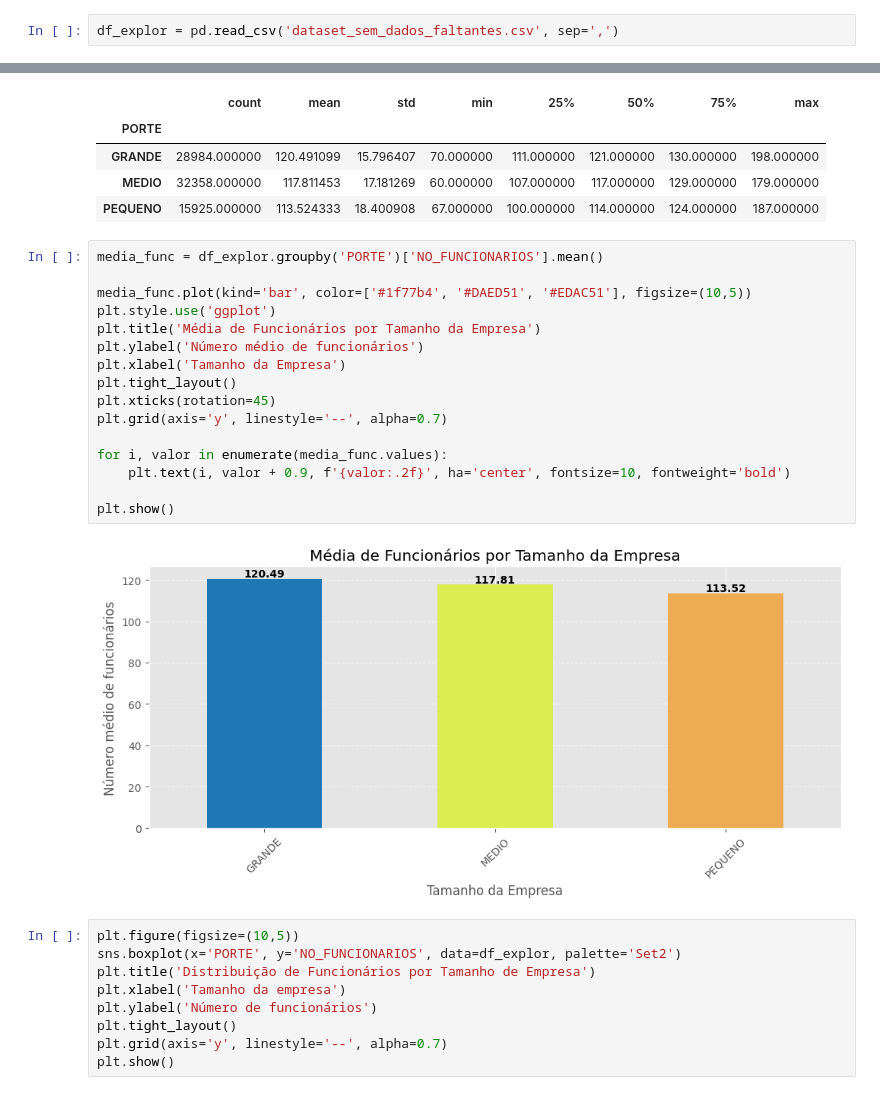
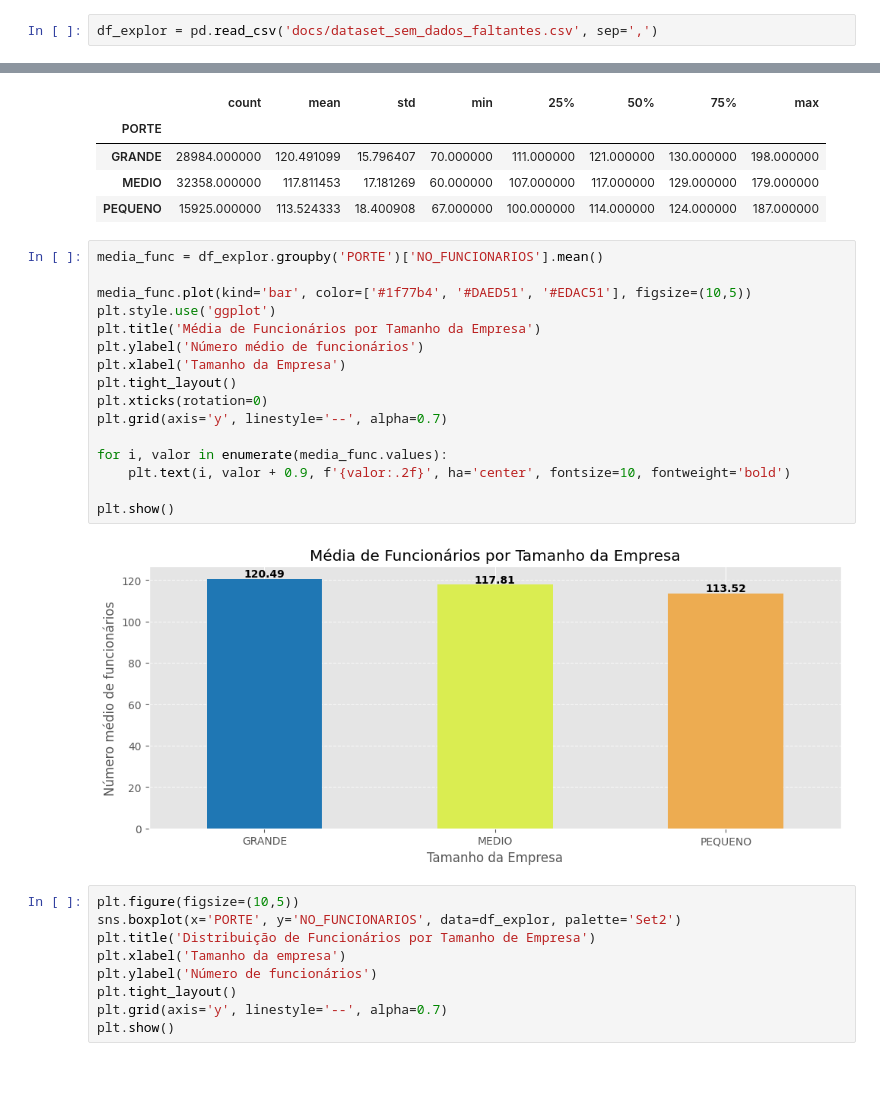
Before and after one commit to rrafahenrique/Modelo-Preditivo-Inadimplencia, a Jupyter notebook: DESAFIO - PARTE II.ipynb, the cells around one changed output, grey strips where cells are left out. Saved outputs shown, nothing was run; the diff lists cells and outputs as text.

```diff
--- a/DESAFIO - PARTE II.ipynb
+++ b/DESAFIO - PARTE II.ipynb
@@ -8,7 +8,7 @@ import matplotlib.pyplot as plt
 import seaborn as sns
 import numpy as np
 # %%
-df_explor = pd.read_csv('dataset_sem_dados_faltantes.csv', sep=',')
+df_explor = pd.read_csv('docs/dataset_sem_dados_faltantes.csv', sep=',')
 # %%
 display(df_explor)
 # %% [output]
@@ -170,21 +170,21 @@ df_explor.groupby('PORTE')['NO_FUNCIONARIOS'].describe().style.background_gradie
 # %%
 media_func = df_explor.groupby('PORTE')['NO_FUNCIONARIOS'].mean()
 
 media_func.plot(kind='bar', color=['#1f77b4', '#DAED51', '#EDAC51'], figsize=(10,5))
 plt.style.use('ggplot')
 plt.title('Média de Funcionários por Tamanho da Empresa')
 plt.ylabel('Número médio de funcionários')
 plt.xlabel('Tamanho da Empresa')
 plt.tight_layout()
-plt.xticks(rotation=45)
+plt.xticks(rotation=0)
 plt.grid(axis='y', linestyle='--', alpha=0.7)
 
 for i, valor in enumerate(media_func.values):
     plt.text(i, valor + 0.9, f'{valor:.2f}', ha='center', fontsize=10, fontweight='bold')
 
 plt.show()
 # %% [output]
-[figure, old version]
+[figure, new version]
 # %%
 plt.figure(figsize=(10,5))
 sns.boxplot(x='PORTE', y='NO_FUNCIONARIOS', data=df_explor, palette='Set2')
```
Also changed, not shown: parts of 34 cells of this notebook, 11 other files.
